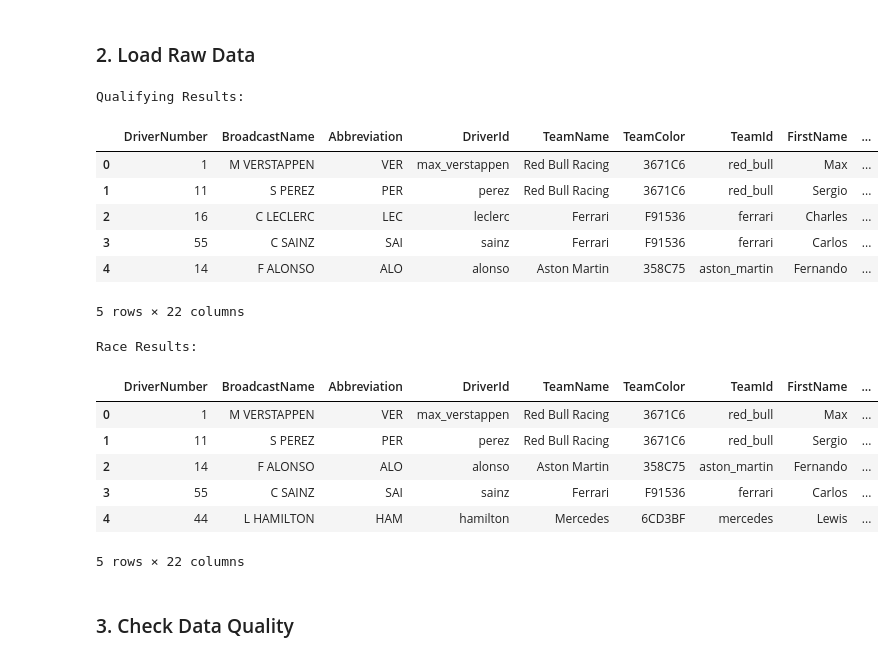
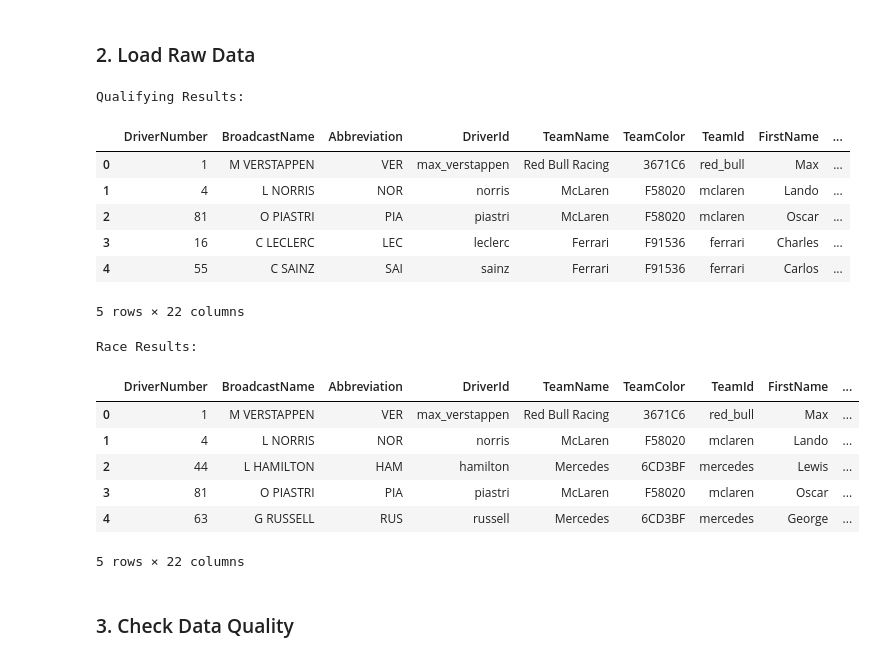
Before and after one commit to RishiRoopen/F1_Race_Predictor, a Jupyter notebook: notebook/02_data_cleaning.ipynb, the cells around one changed output. Saved outputs shown, nothing was run; the diff lists cells and outputs as text; code cells hidden in the pictures.

```diff
--- a/notebook/02_data_cleaning.ipynb
+++ b/notebook/02_data_cleaning.ipynb
@@ -23,32 +23,32 @@ os.makedirs(processed_path, exist_ok=True)
 ### 2. Load Raw Data
 # %%
 season = 2023
-gp = "Bahrain"
+gp = "Great Britain"
 
 q_results = pd.read_csv(fr"{raw_path}\{season}_{gp}_qualifying.csv")
 r_results = pd.read_csv(fr"{raw_path}\{season}_{gp}_race.csv")
 
 print("Qualifying Results:")
 display(q_results.head())
 
 print("Race Results:")
 display(r_results.head())
 # %% [output]
 Qualifying Results:
 |  | DriverNumber | BroadcastName | Abbreviation | DriverId | TeamName | TeamColor | TeamId | FirstName | ... |
 | 0 | 1 | M VERSTAPPEN | VER | max_verstappen | Red Bull Racing | 3671C6 | red_bull | Max | ... |
-| 1 | 11 | S PEREZ | PER | perez | Red Bull Racing | 3671C6 | red_bull | Sergio | ... |
-| 2 | 16 | C LECLERC | LEC | leclerc | Ferrari | F91536 | ferrari | Charles | ... |
-| 3 | 55 | C SAINZ | SAI | sainz | Ferrari | F91536 | ferrari | Carlos | ... |
-| 4 | 14 | F ALONSO | ALO | alonso | Aston Martin | 358C75 | aston_martin | Fernando | ... |
+| 1 | 4 | L NORRIS | NOR | norris | McLaren | F58020 | mclaren | Lando | ... |
+| 2 | 81 | O PIASTRI | PIA | piastri | McLaren | F58020 | mclaren | Oscar | ... |
+| 3 | 16 | C LECLERC | LEC | leclerc | Ferrari | F91536 | ferrari | Charles | ... |
+| 4 | 55 | C SAINZ | SAI | sainz | Ferrari | F91536 | ferrari | Carlos | ... |
 5 rows × 22 columns
 Race Results:
 |  | DriverNumber | BroadcastName | Abbreviation | DriverId | TeamName | TeamColor | TeamId | FirstName | ... |
 | 0 | 1 | M VERSTAPPEN | VER | max_verstappen | Red Bull Racing | 3671C6 | red_bull | Max | ... |
-| 1 | 11 | S PEREZ | PER | perez | Red Bull Racing | 3671C6 | red_bull | Sergio | ... |
-| 2 | 14 | F ALONSO | ALO | alonso | Aston Martin | 358C75 | aston_martin | Fernando | ... |
-| 3 | 55 | C SAINZ | SAI | sainz | Ferrari | F91536 | ferrari | Carlos | ... |
-| 4 | 44 | L HAMILTON | HAM | hamilton | Mercedes | 6CD3BF | mercedes | Lewis | ... |
+| 1 | 4 | L NORRIS | NOR | norris | McLaren | F58020 | mclaren | Lando | ... |
+| 2 | 44 | L HAMILTON | HAM | hamilton | Mercedes | 6CD3BF | mercedes | Lewis | ... |
+| 3 | 81 | O PIASTRI | PIA | piastri | McLaren | F58020 | mclaren | Oscar | ... |
+| 4 | 63 | G RUSSELL | RUS | russell | Mercedes | 6CD3BF | mercedes | George | ... |
 5 rows × 22 columns
 # %% [markdown]
 ### 3. Check Data Quality
```
Also changed, not shown: 1 other file.
